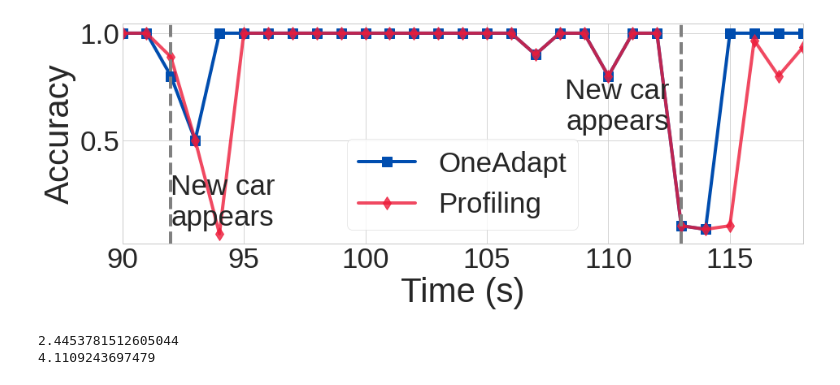
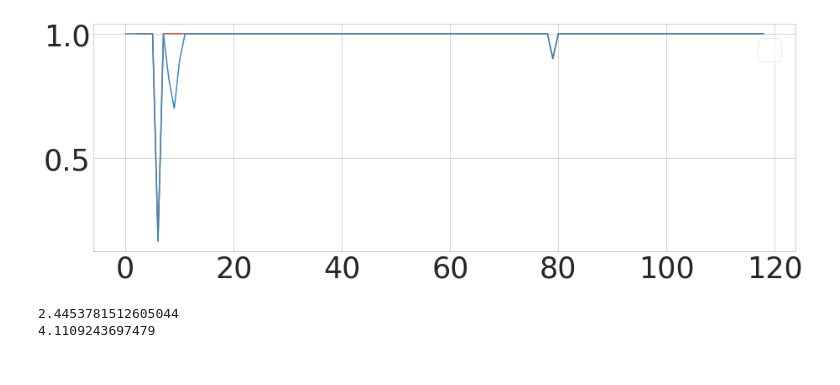
Before and after one commit to KuntaiDu/OneAdapt, a Jupyter notebook: visualize_accuracy_reducto.ipynb, the cells around one changed output. Drawn from its saved outputs; the diff is of its cells as text; code cells hidden in the pictures.

```diff
--- a/visualize_accuracy_reducto.ipynb
+++ b/visualize_accuracy_reducto.ipynb
@@ -1,20 +0,0 @@
-# %%
-
-import yaml
-import torch
-
-thresh = 0.7
-
-for i in range(6):
-    with open(f'stats/country_{i}.f1s', 'r') as f:
-        f1s = yaml.load(f.read())
-    temp = torch.tensor(f1s).mean()
-    if temp > thresh:
-        print(i)
-
-for i in range(11):
-    with open(f'stats/rural_{i}.f1s', 'r') as f:
-        f1s = yaml.load(f.read())
-    temp = torch.tensor(f1s).mean()
-    if temp > thresh:
-        print(i)
@@ -248,46 +129,48 @@ savefig('/home/kuntai/paper/DiffAdapt-HotNets/figs/tradeoff-RGB-filtering', fig)
 # %%
 
+one = oneadapt[0.1][oneadapt[0.1].input == "/dataheart/dataset/country/country_0/part%d.mp4"].reset_index(drop=True)
+prof = profile[0.07][profile[0.07].input == "/dataheart/dataset/country/country_0/part%d.mp4"].reset_index(drop=True)
+red = reducto[-3][reducto[-3].input == "/dataheart/dataset/country/country_0/part%d.mp4"].reset_index(drop=True)
 
-import numpy as np
-idx = 2
-fmt = f'/dataheart/dataset/country/country_{idx}/part%d.mp4'
+print(reducto[-3])
+fig, ax = plt.subplots(figsize=(15, 5))
+ax.plot(one.f1)
+ax.plot(prof.f1)
+ax.plot(red.f1)
+print(red.f1)
+
+
+# x = []
+
+# for compute_weight in [0.8]:
+#     approach = f'oneadapt_reducto_weight_{compute_weight}'
+#     x = query_approach2(fmt, approach)
+# print(np.mean([len(i['my_video_config']['encoded_frames']) for i in x]))
+# ax.plot(range(len(x)), [i['f1'] for i in x], label='OneAdapt', c=colors[0], marker='s', linewidth=4, markersize=12)
 
 
 
-fig, ax = plt.subplots(figsize=(15, 5))
+# x = []
+# for compute_weight in [ 0.04]:
+#     for freq in [4]:
+#         approach = f'reducto_weight_{compute_weight}_freq_{freq}'
+#         x = query_approach2(fmt, approach)
+# ax.plot(range(len(x)), [i['f1'] for i in x], label='Profiling', c=colors[1], marker='d', linewidth=4, markersize=12,alpha=0.8)
+# print(np.mean([len(i['my_video_config']['encoded_frames']) for i in x]))
+
+# with open(f'stats/country_2.f1s', 'r') as f:
+#     f1s = yaml.load(f.read())
+# # ax.plot(range(len(f1s)), f1s, label='No Adapt', c=colors[2], marker='o', linewidth=4, markersize=12, alpha=0.8)
 
 
-x = []
+# ax.axvline(x = 92, color = 'grey', linestyle='dashed', linewidth=4)
+# ax.text(92,0.1, 'New car\nappears',horizontalalignment='left')
+# ax.axvline(x = 113, color = 'grey', linestyle='dashed', linewidth=4)
+# ax.text(112.5,0.55, 'New car\nappears',horizontalalignment='right')
 
-for compute_weight in [0.8]:
-    approach = f'oneadapt_reducto_weight_{compute_weight}'
-    x = query_approach2(fmt, approach)
-print(np.mean([len(i['my_video_config']['encoded_frames']) for i in x]))
-ax.plot(range(len(x)), [i['f1'] for i in x], label='OneAdapt', c=colors[0], marker='s', linewidth=4, markersize=12)
-
-
-
-x = []
-for compute_weight in [ 0.04]:
-    for freq in [4]:
-        approach = f'reducto_weight_{compute_weight}_freq_{freq}'
-        x = query_approach2(fmt, approach)
-ax.plot(range(len(x)), [i['f1'] for i in x], label='Profiling', c=colors[1], marker='d', linewidth=4, markersize=12,alpha=0.8)
-print(np.mean([len(i['my_video_config']['encoded_frames']) for i in x]))
-
-with open(f'stats/country_2.f1s', 'r') as f:
-    f1s = yaml.load(f.read())
-# ax.plot(range(len(f1s)), f1s, label='No Adapt', c=colors[2], marker='o', linewidth=4, markersize=12, alpha=0.8)
-
-
-ax.axvline(x = 92, color = 'grey', linestyle='dashed', linewidth=4)
-ax.text(92,0.1, 'New car\nappears',horizontalalignment='left')
-ax.axvline(x = 113, color = 'grey', linestyle='dashed', linewidth=4)
-ax.text(112.5,0.55, 'New car\nappears',horizontalalignment='right')
-
-ax.set_xlim(90,118)
-ax.set_xlabel('Time (s)')
-ax.set_ylabel('Accuracy')
+# ax.set_xlim(90,118)
+# ax.set_xlabel('Time (s)')
+# ax.set_ylabel('Accuracy')
 
 ax.legend(frameon=True)
 # %% [output]
@@ -297,4 +192,4 @@ ax.legend(frameon=True)
-[figure, old version]
+[figure, new version]
 # %%
 savefig('/home/kuntai/paper/DiffAdapt-HotNets/figs/adaptation-RGB-reducto', fig)
 # %%
```
Also changed, not shown: parts of 10 cells of this notebook, 29 other files.
